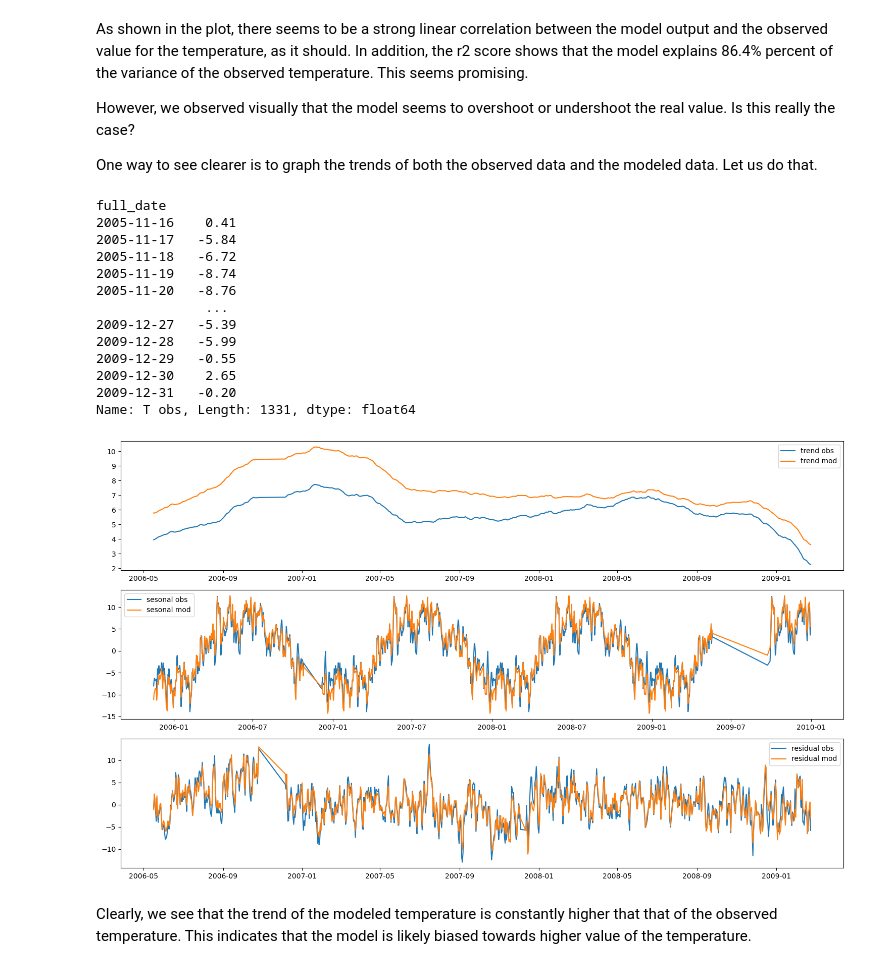
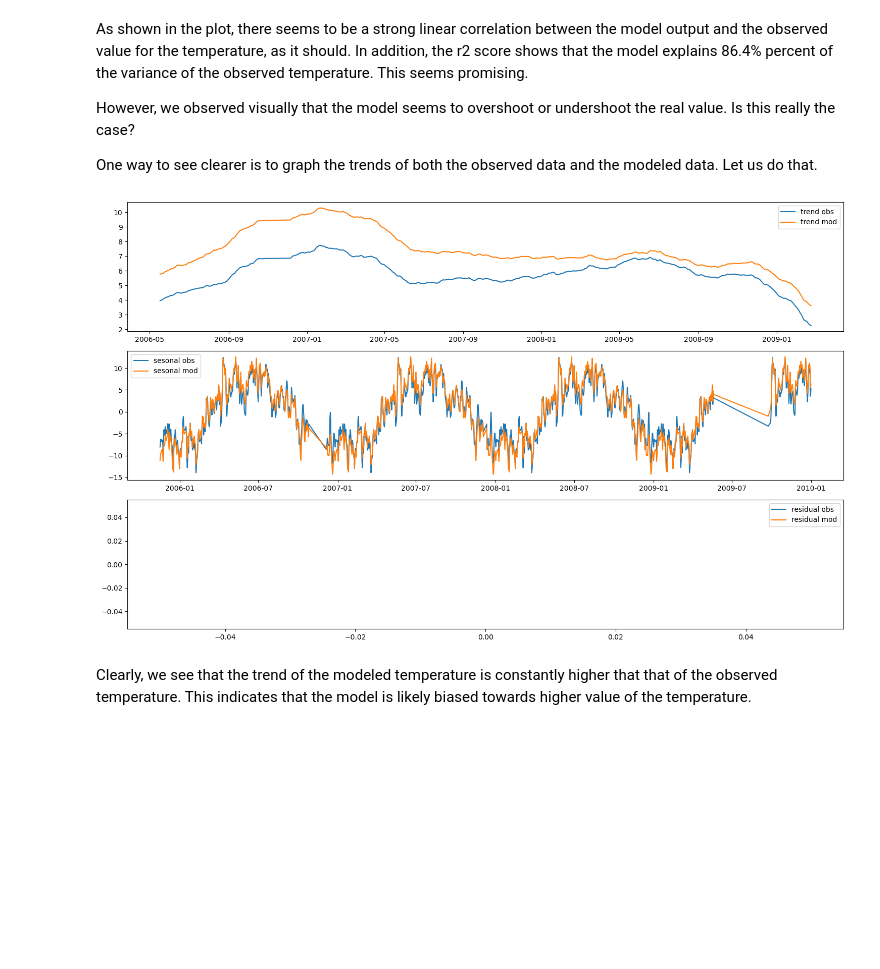
Before and after one commit to AIEnthousiast/Bias_Correction_Model, a Jupyter notebook: MasterNotebook.ipynb, the cells around one changed output. Cells and saved outputs as stored; diff of their text form; code cells hidden in the pictures; blank space fills up the shorter version.

```diff
--- a/MasterNotebook.ipynb
+++ b/MasterNotebook.ipynb
@@ -156,51 +157,41 @@ One way to see clearer is to graph the trends of both the observed data and the
 # %%
 from statsmodels.tsa.seasonal import seasonal_decompose
 
 
 data  = station_0_data_indexed[pd.isna(station_0_data_indexed["T obs"]) == False].loc[:,["T obs","T mod"]]
 cleaned_T_obs,cleaned_T_mod = data.loc[:,"T obs"], data.loc[:,"T mod"]
-print(cleaned_T_obs)
 decomposition = seasonal_decompose(cleaned_T_obs, model = "additive", period=365)
 
-trend = decomposition.trend
-seasonal = decomposition.seasonal
-residual = decomposition.resid
+trend = pd.DataFrame(decomposition.trend,columns=["trend"])
+seasonal = pd.DataFrame(decomposition.seasonal,columns=["seasonal"])
+residual = pd.DataFrame(decomposition.resid,columns=["residual"])
+
 objects = {"trend":trend,"sesonal":seasonal,"residual":residual}
 
 decomposition = seasonal_decompose(cleaned_T_mod, model = "additive", period=365)
 
-trend = decomposition.trend
-seasonal = decomposition.seasonal
-residual = decomposition.resid
+trend = pd.DataFrame(decomposition.trend,columns=["trend"])
+seasonal = pd.DataFrame(decomposition.seasonal,columns=["seasonal"])
+residual = pd.DataFrame(decomposition.resid,columns=["residual"])
+
+
+
 
 objects2 = {"trend":trend,"sesonal":seasonal,"residual":residual}
 
-
 plt.figure(figsize=(15,9))
 idx = 1
+group_seasons = station_0_data_indexed.groupby("season")
 for key,value in  objects.items():
     ax = plt.subplot(3, 1, idx)
     idx += 1
     plt.plot(value, label=key+ " obs")
     plt.plot(objects2[key], label= key + " mod")
     plt.legend()
     plt.tight_layout()
 plt.show()
 # %% [output]
-full_date
-2005-11-16    0.41
-2005-11-17   -5.84
-2005-11-18   -6.72
-2005-11-19   -8.74
-2005-11-20   -8.76
-              ...
-2009-12-27   -5.39
-2009-12-28   -5.99
-2009-12-29   -0.55
-2009-12-30    2.65
-2009-12-31   -0.20
-Name: T obs, Length: 1331, dtype: float64
-[figure, old version]
+[figure, new version]
 # %% [markdown]
 Clearly, we see that the trend of the modeled temperature is constantly higher that that of the observed temperature. This indicates that the model is likely biased towards higher value of the temperature.
 # %% [markdown]
```
Also changed, not shown: parts of 18 cells of this notebook, 1 other file.
